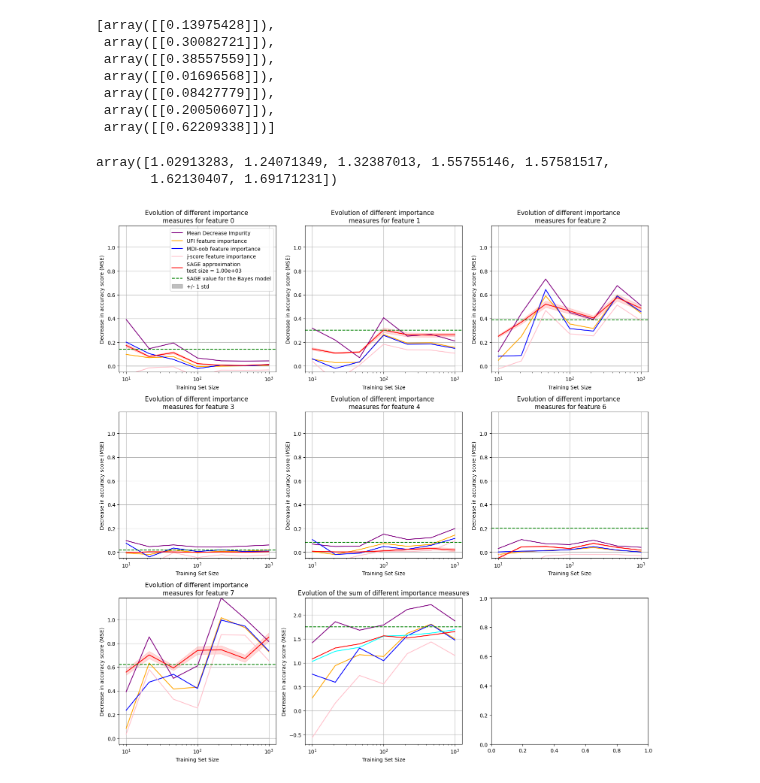
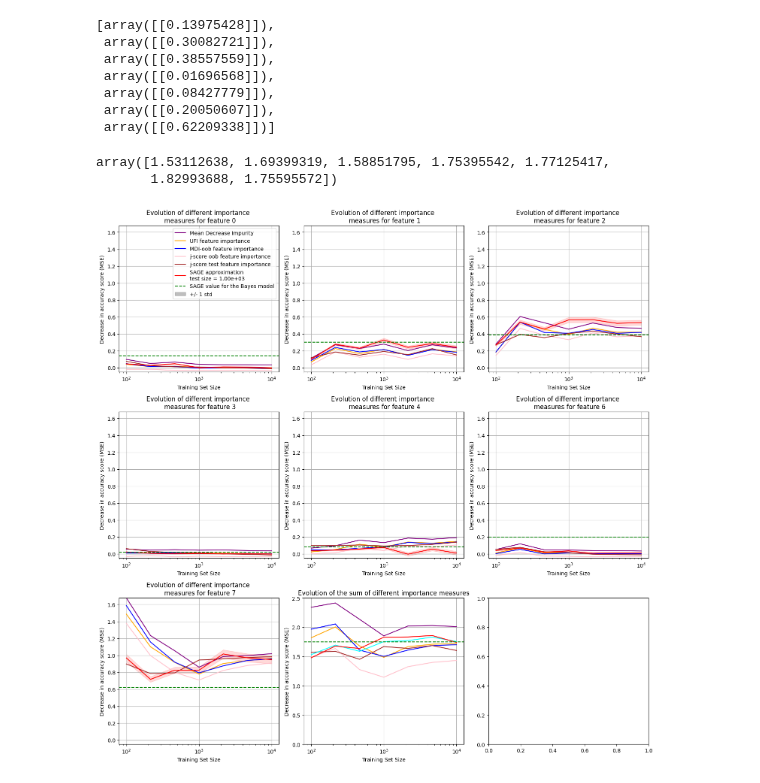
Before and after one commit to GaetandeCast/Internship, a Jupyter notebook: synth_datasets/gaussian_lm.ipynb, the cells around one changed output. Saved outputs shown, nothing was run; the diff lists cells and outputs as text; code cells hidden in the pictures.

Commit message:
add j-score on test to debug on oob, increase max train size

```diff
--- a/synth_datasets/gaussian_lm.ipynb
+++ b/synth_datasets/gaussian_lm.ipynb
@@ -214,8 +214,8 @@ idx_features = [i for i in range(8) if i != idx_target]
 n_feature = len(idx_features)
 # %%
 # Training loop parameters
-train_sizes = np.logspace(1, 3, 7, dtype=int)
-test_size = train_sizes[-1]
+train_sizes = np.logspace(2, 4, 7, dtype=int)
+test_size = int(1e3)
 n_folds = 5
 rng = np.random.RandomState(42)
 n_estimators = 100
@@ -226,6 +226,7 @@ mdi_res = np.zeros((len(train_sizes), n_feature))
 ufi_res = np.zeros((len(train_sizes), n_feature))
 mdi_oob_res = np.zeros((len(train_sizes), n_feature))
 j_score_res = np.zeros((len(train_sizes), n_feature))
+j_score_test_res = np.zeros((len(train_sizes), n_feature))
 sage_res = list()
 permut_res = list()
 mse_improvement = np.zeros(len(train_sizes))
@@ -250,10 +251,11 @@ for train_size_idx, train_size in enumerate(train_sizes):
     ).fit(X_train, y_train)
 
     mdi_res[train_size_idx, :] = reg._unnormalized_feature_importances
-    feature_importance_res = compute_rf_feature_importance(reg, X_train, y_train, "mse" , ["UFI", "MDI-oob", "j-score"])
+    feature_importance_res = compute_rf_feature_importance(reg, X_train, y_train, "mse" , ["UFI", "MDI-oob", "j-score", "j-score_test"], X_test, y_test)
     ufi_res[train_size_idx, :] = feature_importance_res["UFI"]
     mdi_oob_res[train_size_idx, :] = feature_importance_res["MDI-oob"]
     j_score_res[train_size_idx, :] = feature_importance_res["j-score"]
+    j_score_test_res[train_size_idx, :] = feature_importance_res["j-score_test"]
     imputer = MarginalImputer(reg, X_test[:500])
     estimator = PermutationEstimator(imputer, "mse", random_state=rng)
     sage_res.append(
@@ -282,8 +284,8 @@ bayes_sage
 # %%
 mse_improvement
 # %% [output]
-array([1.02913283, 1.24071349, 1.32387013, 1.55755146, 1.57581517,
-       1.62130407, 1.69171231])
+array([1.53112638, 1.69399319, 1.58851795, 1.75395542, 1.77125417,
+       1.82993688, 1.75595572])
 # %%
 global_max = np.max(
     [
@@ -291,6 +293,7 @@ global_max = np.max(
         ufi_res,
         mdi_oob_res,
         j_score_res,
+        j_score_test_res,
         [sage_res[j].values + sage_res[j].std for j in range(len(train_sizes))],
         # [
         #     permut_res[j].importances_mean + permut_res[j].importances_std
@@ -315,7 +318,10 @@ for i in range(n_feature):
         train_sizes, mdi_oob_res[:, i], label="MDI-oob feature importance", color="blue"
     )
     axs[i].plot(
-        train_sizes, j_score_res[:, i], label="j-score feature importance", color="pink"
+        train_sizes, j_score_res[:, i], label="j-score oob feature importance", color="pink"
+    )
+    axs[i].plot(
+        train_sizes, j_score_test_res[:, i], label="j-score test feature importance", color="brown"
     )
     axs[i].plot(
         train_sizes,
@@ -360,6 +366,7 @@ for i in range(n_feature):
     )
     axs[i].grid(True)
 
+axs[n_feature].set_ylim(0, 2.5)
 axs[n_feature].plot(
     train_sizes, mdi_res.sum(axis=1), label="Sum of MDI", color="purple"
 )
@@ -367,32 +374,35 @@ axs[n_feature].plot(
     train_sizes, ufi_res.sum(axis=1), label="Sum of UFI", color="orange"
 )
 axs[n_feature].plot(
     train_sizes, mdi_oob_res.sum(axis=1), label="Sum of MDI-oob", color="blue"
 )
 axs[n_feature].plot(
-    train_sizes, j_score_res.sum(axis=1), label="sum of j-score", color="pink"
+    train_sizes, j_score_res.sum(axis=1), label="sum of j-score oob", color="pink"
+)
+axs[n_feature].plot(
+    train_sizes, j_score_test_res.sum(axis=1), label="sum of j-score test", color="brown"
 )
 axs[n_feature].plot(
     train_sizes, mse_improvement, label="MSE improvement wrt null model", color="cyan"
 )
 axs[n_feature].plot(
     train_sizes,
     [sage_res[j].values.sum() for j in range(len(train_sizes))],
     label=f"sum of SAGE approximation \ntest size = {test_size:.2e}",
     color="red",
 )
 axs[n_feature].axhline(sum(bayes_sage), ls="--", label="Sum of SAGE value for the Bayes model", color="green")
 axs[n_feature].set_xscale("log")
 axs[n_feature].set_xlabel("Training Set Size")
 axs[n_feature].set_ylabel("Decrease in accuracy score (MSE)")
 axs[n_feature].set_title(
     "Evolution of the sum of different importance measures"
 )
 axs[n_feature].grid(True)
 axs[0].legend()
 # axs[n_feature].legend()
 
 plt.tight_layout()
 plt.show()
 # %% [output]
-[figure, old version]
+[figure, new version]
```
Also changed, not shown: parts of 1 cell of this notebook, 1 other file.
